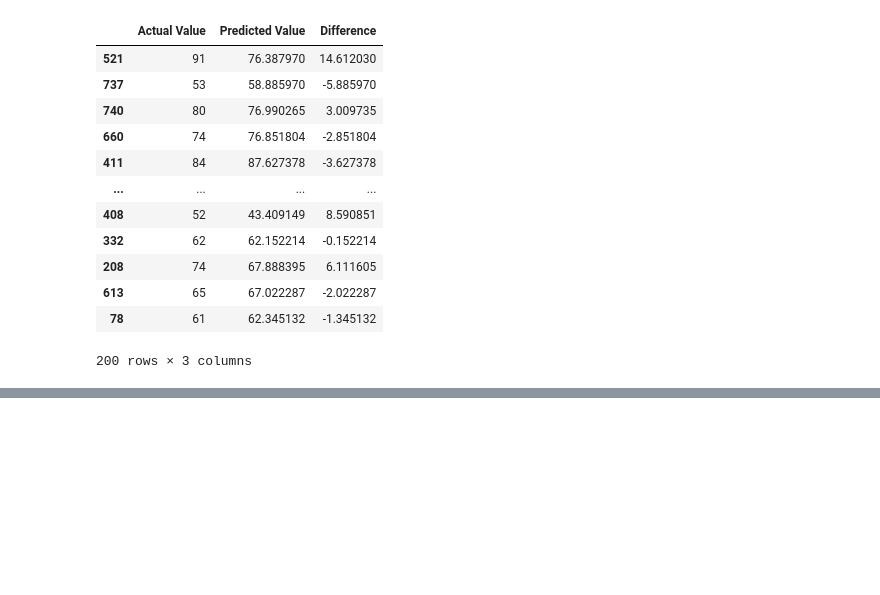
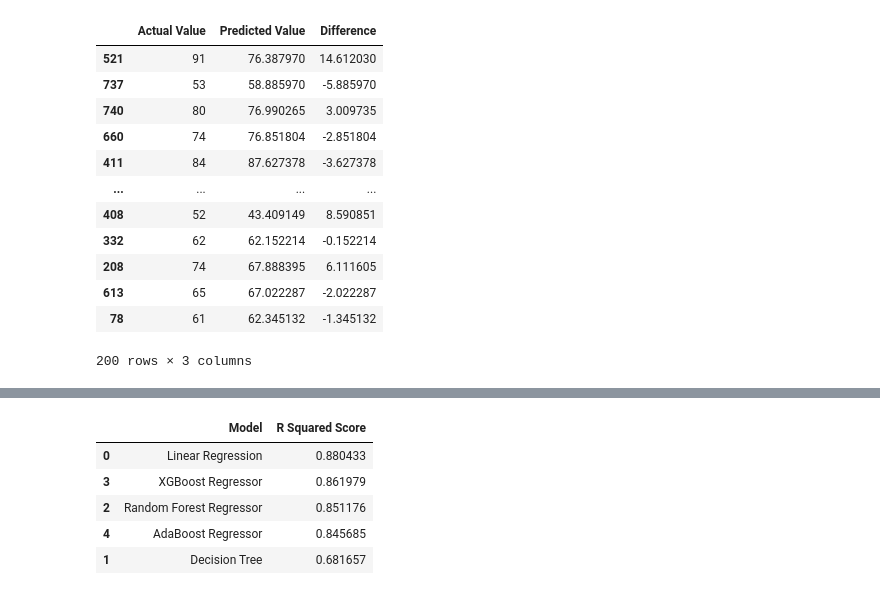
Before and after one commit to SuhasKanwar/Scholarlytics, a Jupyter notebook: notebooks/model_training.ipynb, the cells around one changed output, grey strips where cells are left out. Cells and saved outputs as stored; diff of their text form; code cells hidden in the pictures; blank space fills up the shorter version.

```diff
--- a/notebooks/model_training.ipynb
+++ b/notebooks/model_training.ipynb
@@ -268,0 +337,43 @@ pd.DataFrame({'Actual Value': y_test, 'Predicted Value': y_pred, 'Difference': y
+# %%
+models = {
+    'Linear Regression': LinearRegression(fit_intercept=True, copy_X=True),
+    'Decision Tree': DecisionTreeRegressor(splitter='best', max_features='log2', criterion='squared_error'),
+    'Random Forest Regressor': RandomForestRegressor(n_estimators=128, max_features=None, criterion='friedman_mse'),
+    'XGBoost Regressor': XGBRegressor(n_estimators=128, learning_rate=0.05),
+    'AdaBoost Regressor': AdaBoostRegressor(n_estimators=128, loss='square', learning_rate=0.1),
+}
+
+model_list_tuned = []
+r2_list_tuned = []
+
+for i in range(len(models)):
+    model = list(models.values())[i]
+
+    model.fit(X_train, y_train)
+
+    y_train_pred = model.predict(X_train)
+    y_test_pred = model.predict(X_test)
+
+    r2_train, mse_train, mae_train, rmse_train = evaluate_model(y_train, y_train_pred)
+    r2_test, mse_test, mae_test, rmse_test = evaluate_model(y_test, y_test_pred)
+
+    model_list_tuned.append(list(models.keys())[i])
+    print(f"Performance metrics for {list(models.keys())[i]} are as follows ->\n")
+
+    print("Model Performance on Training Data\n")
+    print(" - R Squared Score -> {:.4f}".format(r2_train))
+    print(" - Mean Squared Error -> {:.4f}".format(mse_train))
+    print(" - Mean Absolute Error -> {:.4f}".format(mae_train))
+    print(" - Root Mean Squared Error -> {:.4f}".format(rmse_train))
+
+    print('-'*35)
+
+    print("\nModel Performance on Testing Data\n")
+    print(" - R Squared Score -> {:.4f}".format(r2_test))
+    print(" - Mean Squared Error -> {:.4f}".format(mse_test))
+    print(" - Mean Absolute Error -> {:.4f}".format(mae_test))
+    print(" - Root Mean Squared Error -> {:.4f}".format(rmse_test))
+    r2_list_tuned.append(r2_test)
+
+    print('='*35)
+    print('\n')
@@ -268,0 +398,9 @@ pd.DataFrame({'Actual Value': y_test, 'Predicted Value': y_pred, 'Difference': y
+# %%
+pd.DataFrame(list(zip(model_list_tuned, r2_list_tuned)), columns=['Model', 'R Squared Score']).sort_values(by='R Squared Score', ascending=False)
+# %% [output]
+|  | Model | R Squared Score |
+| 0 | Linear Regression | 0.880433 |
+| 3 | XGBoost Regressor | 0.861979 |
+| 2 | Random Forest Regressor | 0.851176 |
+| 4 | AdaBoost Regressor | 0.845685 |
+| 1 | Decision Tree | 0.681657 |
```
Also changed, not shown: parts of 8 cells of this notebook, 1 other file.
